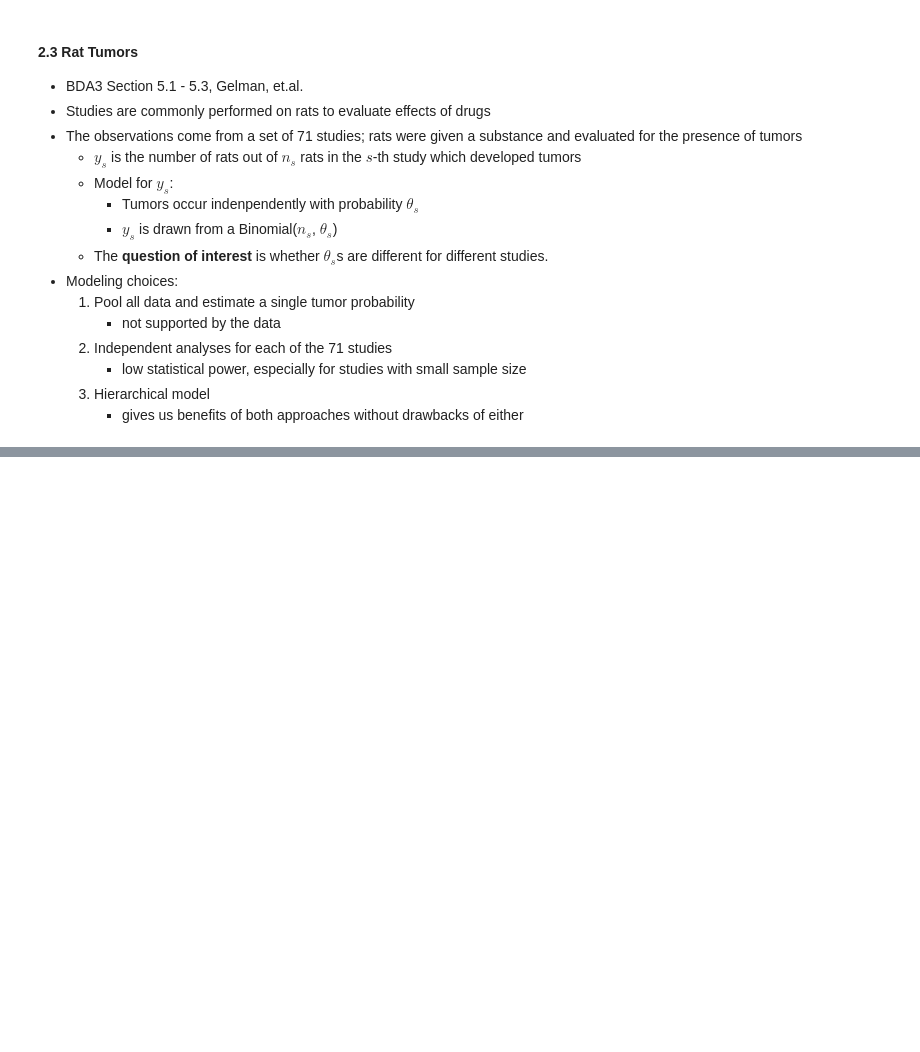
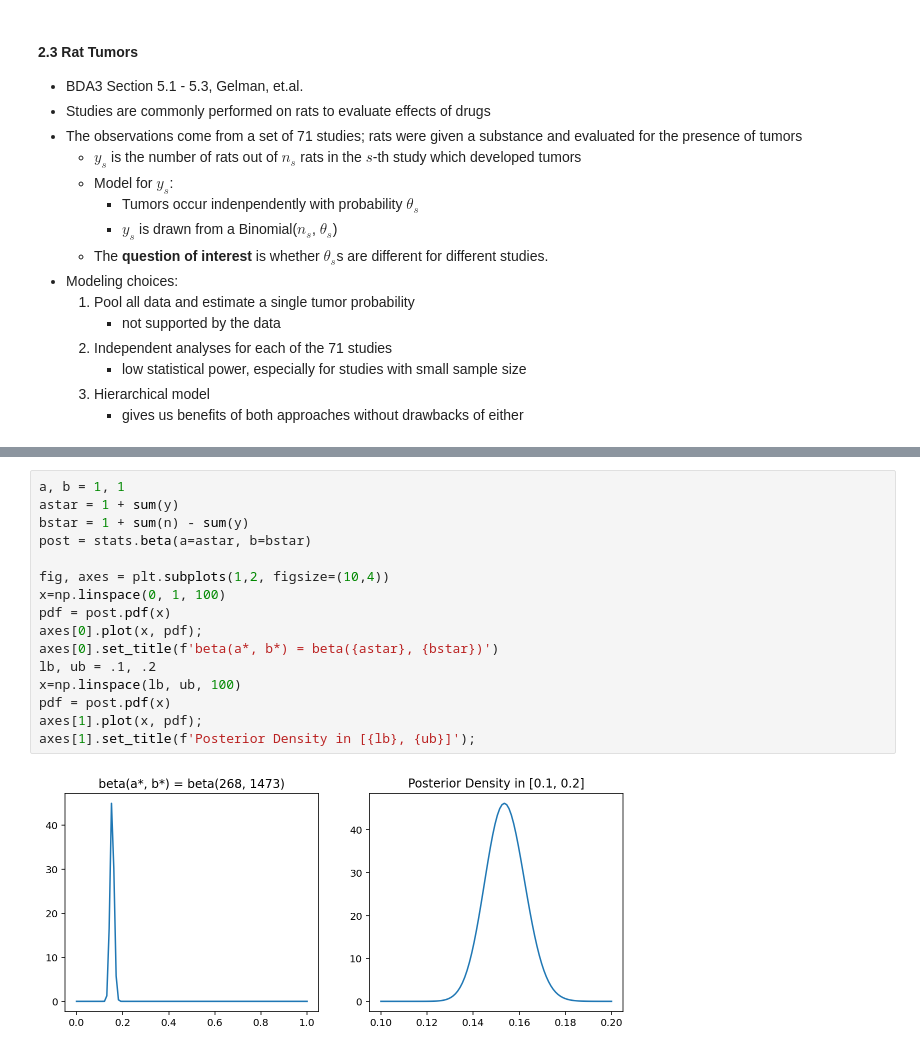
Before and after one commit to yongduek/lectures, a Jupyter notebook: esda/data_nbs/Hierarchical_Binomial_Rat_Tumor_example.ipynb, the cells around one changed output, grey strips where cells are left out. Drawn from its saved outputs; the diff is of its cells as text; blank space fills up the shorter version.

```diff
--- a/esda/data_nbs/Hierarchical_Binomial_Rat_Tumor_example.ipynb
+++ b/esda/data_nbs/Hierarchical_Binomial_Rat_Tumor_example.ipynb
@@ -152,0 +181,18 @@ for yi, ni in zip(y, n):
+# %%
+a, b = 1, 1
+astar = 1 + sum(y)
+bstar = 1 + sum(n) - sum(y)
+post = stats.beta(a=astar, b=bstar)
+
+fig, axes = plt.subplots(1,2, figsize=(10,4))
+x=np.linspace(0, 1, 100)
+pdf = post.pdf(x)
+axes[0].plot(x, pdf);
+axes[0].set_title(f'beta(a*, b*) = beta({astar}, {bstar})')
+lb, ub = .1, .2
+x=np.linspace(lb, ub, 100)
+pdf = post.pdf(x)
+axes[1].plot(x, pdf);
+axes[1].set_title(f'Posterior Density in [{lb}, {ub}]');
+# %% [output]
+[figure, added]
```
Also changed, not shown: parts of 7 cells of this notebook.
